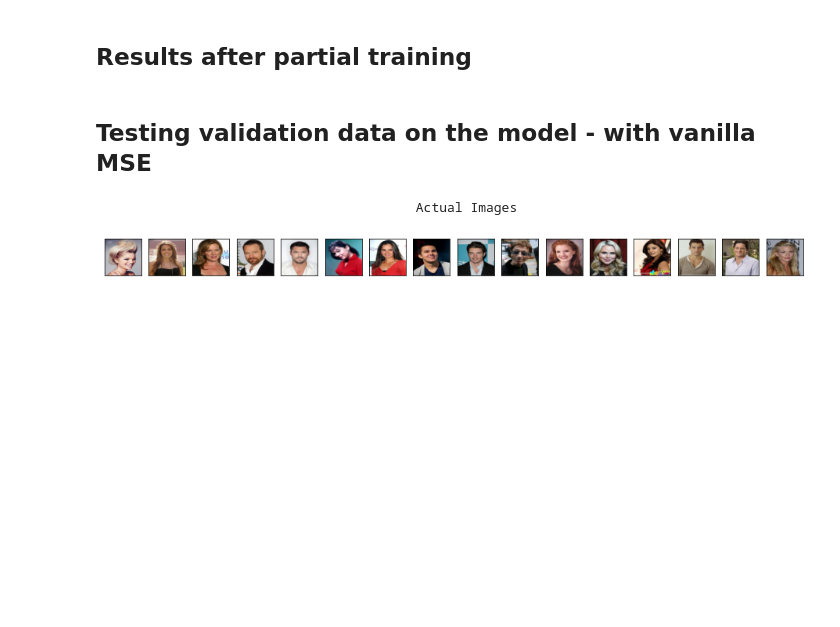
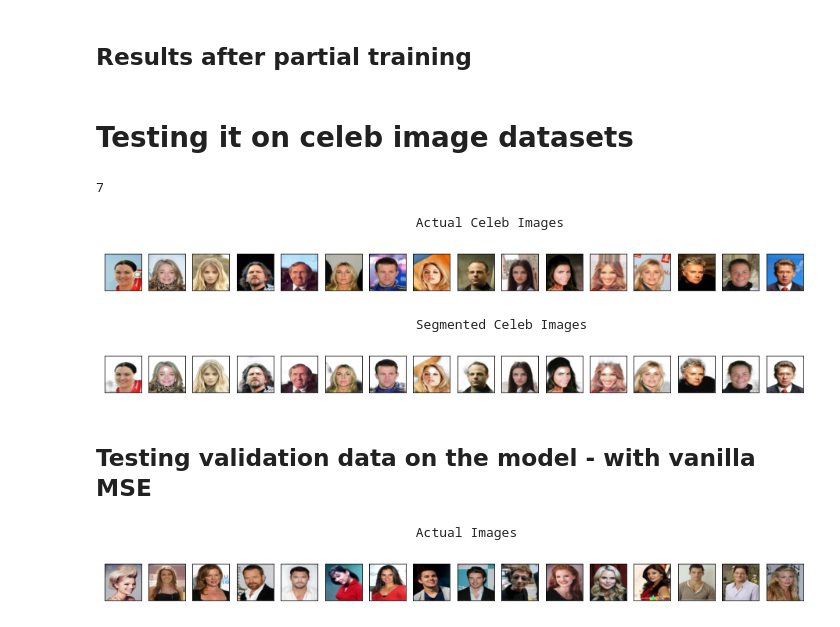
Before and after one commit to sanketsans/Image-Matting-U-Net, a Jupyter notebook: ImageMatting.ipynb, the cells around one changed output. Cells and saved outputs as stored; diff of their text form; code cells hidden in the pictures; blank space fills up the shorter version.

Commit message:
Tested on celeb datasets

```diff
--- a/ImageMatting.ipynb
+++ b/ImageMatting.ipynb
@@ -80,13 +90,13 @@ Downloading aisegmentcom-matting-human-datasets.zip to /content/gdrive/My Drive/
 
 feat_img_dir = '/content/gdrive/My Drive/HumanMattingDatasets/matting/1803151818/matting_000000'
 i = 0
-for x in range(11):
+for x in range(21):
   folder_num = str(x).zfill(2)
   folder = feat_img_dir + folder_num + '/'
   j = 0
   for file in os.listdir(folder):
     j += 1
-  print(j)
+  # print(j)
   i += j
 
 print('total', i)
@@ -325,7 +345,7 @@ class Discriminator(nn.Module):
 G, D = Generator(), Discriminator()
 G = G.to(device)
 # D = D.to(device)
-G.load_state_dict(torch.load('/content/gdrive/My Drive/HumanMattingDatasets/img_matting_checkpoint_G_1.pth'))
+G.load_state_dict(torch.load('/content/gdrive/My Drive/HumanMattingDatasets/img_matting_checkpoint_G_2.pth'))
 # %% [output]
 <All keys matched successfully>
 # %%
@@ -365,15 +395,26 @@ def view_results(fimg, num_img=8, index=1):
 # %% [markdown]
 ## Results after partial training
-# %%
-def scale(x, feature_range=(-1, 1)):
-  ''' Scale takes in an image x and returns that image, scaled
-      with a feature_range of pixel values from -1 to 1.
-      This function assumes that the input x is already scaled from 0-255.'''
-
-  # scale from 0-1 to feature_range
-  min, max = feature_range
-  x = x * (max - min) + min
-  return x
+# %% [markdown]
+# Testing it on celeb image datasets
+# %%
+len(celeb_loader)
+# %% [output]
+7
+# %%
+# a = iter(celeb_loader)
+f = next(a)
+f[0] = scale(f[0])
+f[0] = f[0].to(device)
+print("\t\t\t\t\t Actual Celeb Images \t\t\t\t \t")
+view_results(f[0], num_img=16, index=0)
+out = G(f[0])
+print("\t\t\t\t\t Segmented Celeb Images \t\t\t\t \t")
+view_results(out, num_img=16)
+# %% [output]
+                                         Actual Celeb Images
+[figure, added]
+                                         Segmented Celeb Images
+[figure, added]
 # %% [markdown]
 ## Testing validation data on the model - with vanilla MSE
 # %%
```
Also changed, not shown: parts of 24 cells of this notebook.
